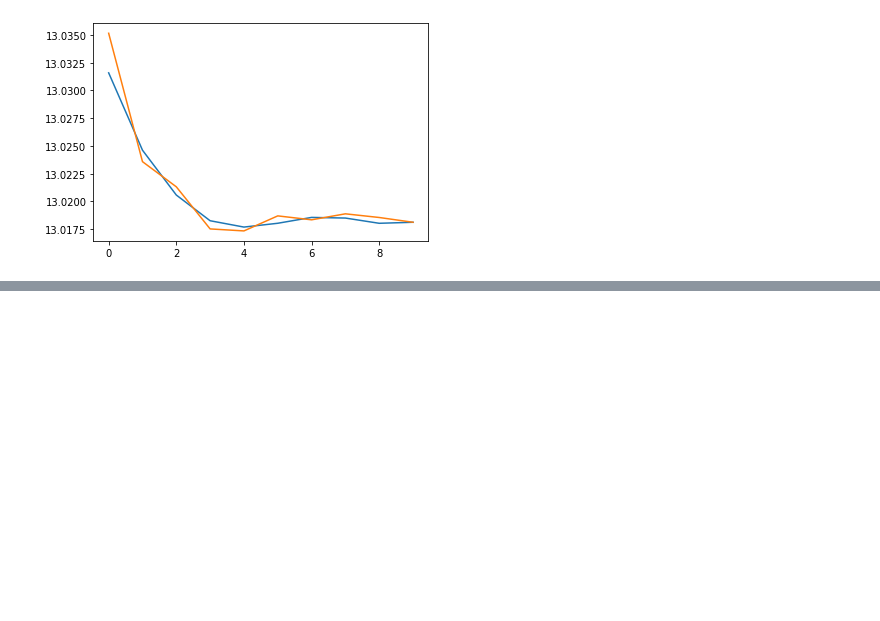
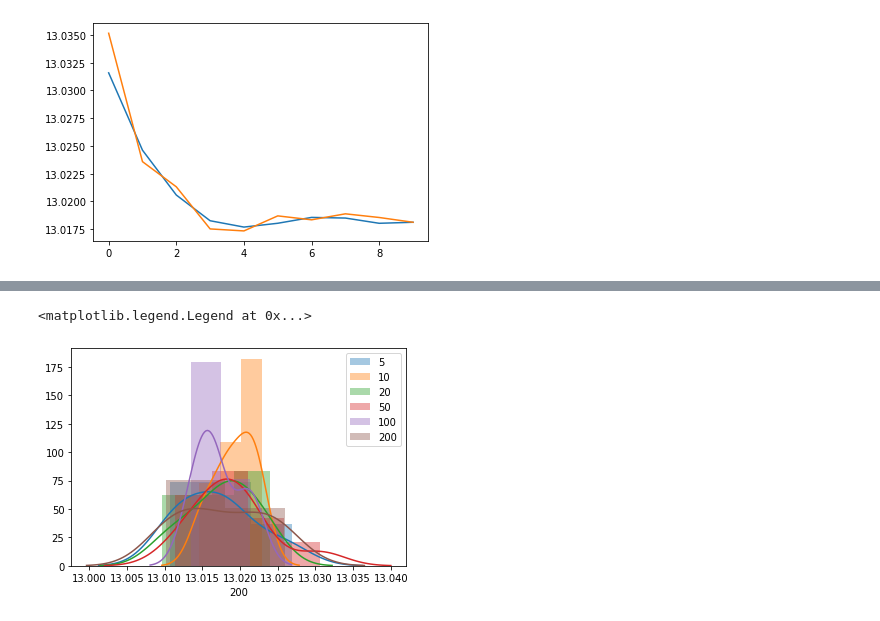
Before and after one commit to djib2011/forecasting, a Jupyter notebook: analysis/evaluate_snapshot_ensembles.ipynb, the cells around one changed output, grey strips where cells are left out. Saved outputs shown, nothing was run; the diff lists cells and outputs as text; code cells hidden in the pictures; blank space fills up the shorter version.

```diff
--- a/analysis/evaluate_snapshot_ensembles.ipynb
+++ b/analysis/evaluate_snapshot_ensembles.ipynb
@@ -540,0 +534,18 @@ Epoch 4/20
+# %%
+results_asgd = []
+
+for s in steps:
+    for th in th_dirs:
+        dirs = [th + '{}/__{}/best_weights.h5'.format(s, i) for i in range(60)]
+        p = ensemble_preds(dirs, X_test)
+        r = evaluate_ensemble(p, y_test)
+        results_asgd.append(r)
+# %%
+asgd_dict = {}
+for i, s in enumerate(steps):
+    asgd_dict[s] = []
+    for j in range(10):
+        r = results_asgd[i*10+j]
+        print('{:>3} {:>2}  {}'.format(s, j, r))
+        asgd_dict[s].append(r)
+    print('-'*25)
@@ -540,0 +570,8 @@ Epoch 4/20
+# %%
+df = pd.DataFrame(asgd_dict)
+for c in df.columns:
+    sns.distplot(df[c], label=c)
+plt.legend()
+# %% [output]
+<matplotlib.legend.Legend at 0x...>
+[figure, added]
```
Also changed, not shown: parts of 4 cells of this notebook, 2 other files.
